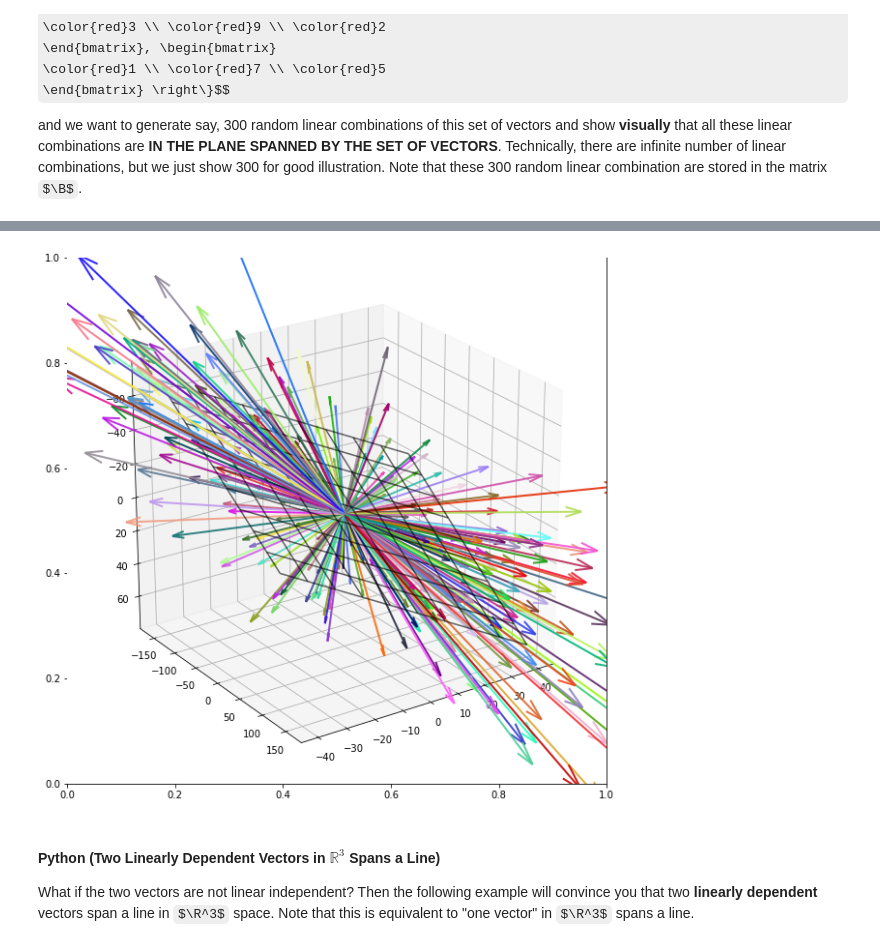
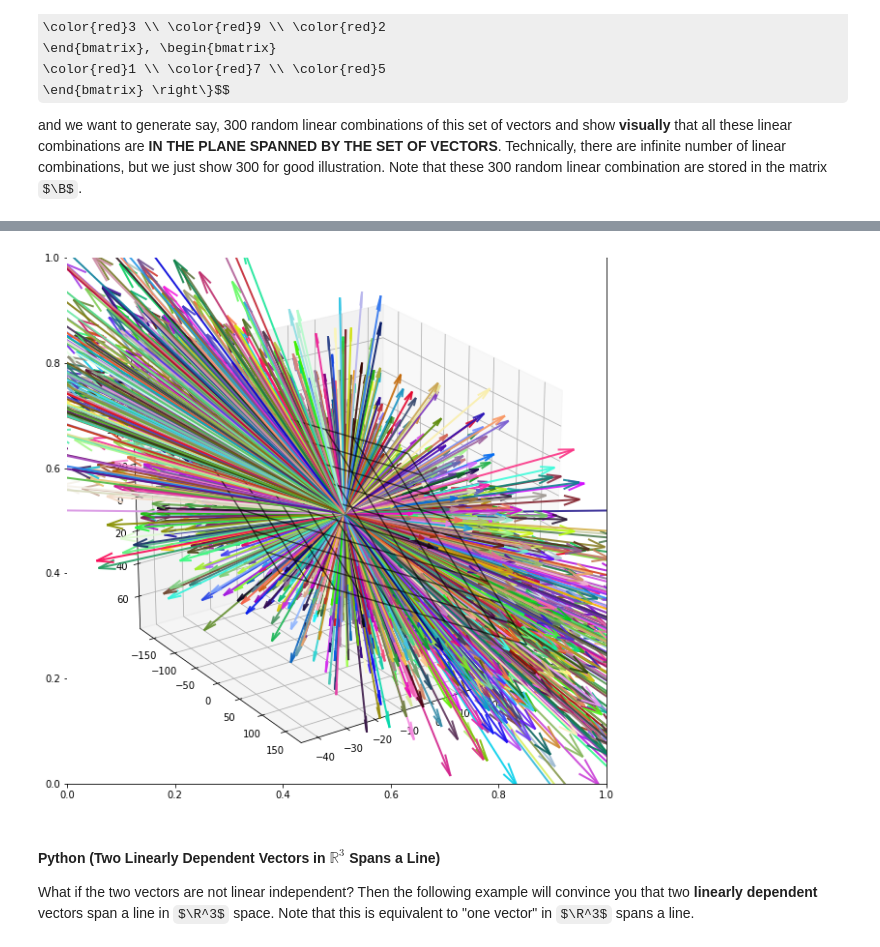
Before and after one commit to ghnreigns/reighns-ml-website, a Jupyter notebook: docs/mathematics/linear_algebra/04_linear_algebra_vector_spaces_vector_span.ipynb, the cells around one changed output, grey strips where cells are left out. Drawn from its saved outputs; the diff is of its cells as text; code cells hidden in the pictures; some formulas as TeX source.

Commit message:
Modified 04_linear_algebra_vector_spaces_vector_span.

```diff
--- a/docs/mathematics/linear_algebra/04_linear_algebra_vector_spaces_vector_span.ipynb
+++ b/docs/mathematics/linear_algebra/04_linear_algebra_vector_spaces_vector_span.ipynb
@@ -200,8 +264,10 @@ import numpy as np
 import matplotlib.pyplot as plt
 from typing import List, Union, Tuple
 
+# The plane spanned by {[3,9,2], [1,7,5]}
+
 A = np.array([[3, 9, 2], [1, 7, 5]]).T
-B = 10 * np.random.randn(2, 300)  # i = 300, i.e. 300 random weight vectors
+B = 10 * np.random.randn(2, 3000)  # i = 300, i.e. 300 random weight vectors
 vecs = A @ B
 
 s = np.linspace(-10, 10, 10)
@@ -214,34 +280,34 @@ Y = 9 * S + 7 * T
 Z = 2 * S + 5 * T
 
 fig, ax = plt.subplots(figsize=(10, 10))
 ax = fig.add_subplot(projection="3d")
 ax.plot_wireframe(X, Y, Z, linewidth=1.5, color="k", alpha=0.6)
 ax.scatter(0, 0, 0, s=200, ec="red", fc="black")
 
 colors = np.random.rand(vecs.shape[1], 3)
 for i in range(vecs.shape[1]):
     vec = np.array([[0, 0, 0, vecs[0, i], vecs[1, i], vecs[2, i]]])
     X, Y, Z, U, V, W = zip(*vec)
     ax.quiver(
         X,
         Y,
         Z,
         U,
         V,
         W,
         length=1,
         color=colors[i],
         normalize=False,
         arrow_length_ratio=0.07,
         pivot="tail",
         linestyles="solid",
         linewidths=2,
         alpha=0.9,
     )
 ax.view_init(elev=-156, azim=-56)
 plt.show()
 # %% [output]
-[figure, old version]
+[figure, new version]
 # %% [markdown]
 #### Python (Two Linearly Dependent Vectors in $\mathbb R^3$ Spans a Line)
 
```
Also changed, not shown: parts of 5 cells of this notebook, 4 other files.
